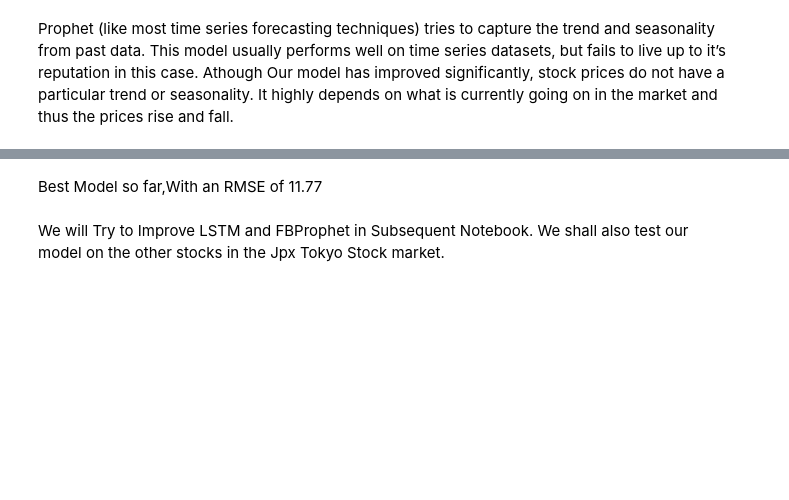
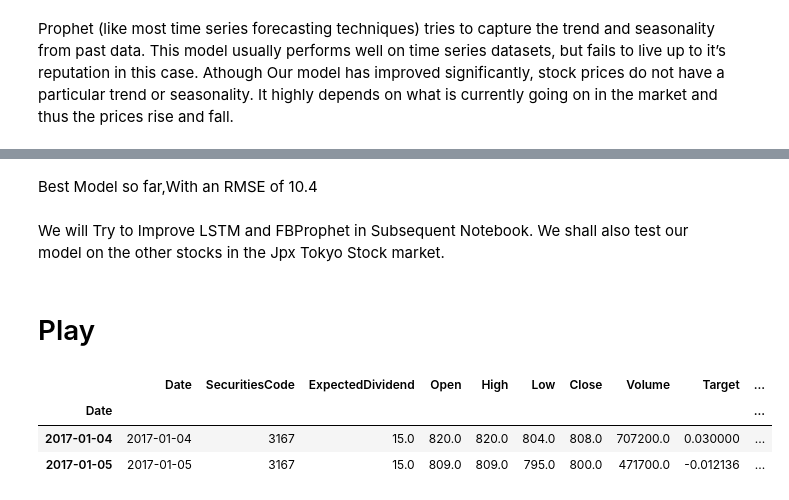
Before and after one commit to Martinszy007/JPX_Tokyo_Stock_Exchange_Prediction, a Jupyter notebook: notebooks/JPX_stock_prediction_1.ipynb, the cells around one changed output, grey strips where cells are left out. Drawn from its saved outputs; the diff is of its cells as text; code cells hidden in the pictures; blank space fills up the shorter version.

```diff
--- a/notebooks/JPX_stock_prediction_1.ipynb
+++ b/notebooks/JPX_stock_prediction_1.ipynb
@@ -567,5 +573,14 @@ dtype: float64
 [figure]
 # %% [markdown]
-Best Model so far,With an RMSE of 11.77
+Best Model so far,With an RMSE of 10.4
 # %% [markdown]
 We will Try to Improve LSTM and FBProphet in Subsequent Notebook. We shall also test our model on the other stocks in the Jpx Tokyo Stock market.
+# %% [markdown]
+# Play
+# %%
+df.head(2)
+# %% [output]
+|  | Date | SecuritiesCode | ExpectedDividend | Open | High | Low | Close | Volume | Target | ... |
+| Date |  |  |  |  |  |  |  |  |  | ... |
+| 2017-01-04 | 2017-01-04 | 3167 | 15.0 | 820.0 | 820.0 | 804.0 | 808.0 | 707200.0 | 0.030000 | ... |
+| 2017-01-05 | 2017-01-05 | 3167 | 15.0 | 809.0 | 809.0 | 795.0 | 800.0 | 471700.0 | -0.012136 | ... |
```
Also changed, not shown: parts of 9 cells of this notebook, 1 other file.
